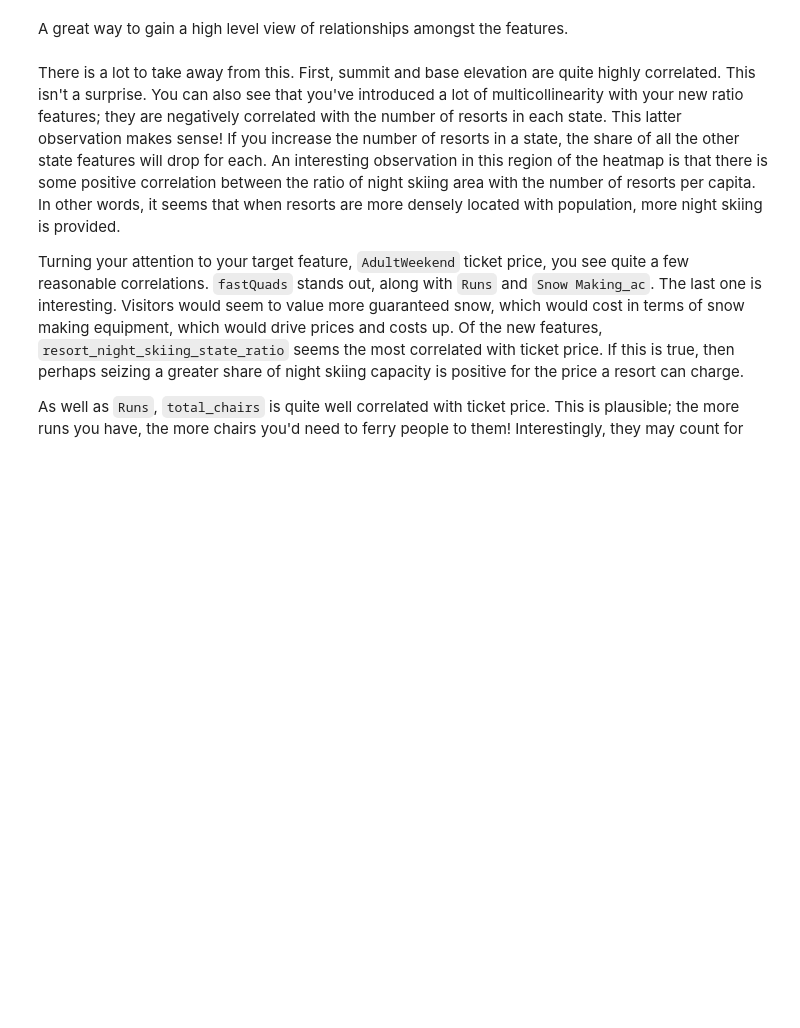
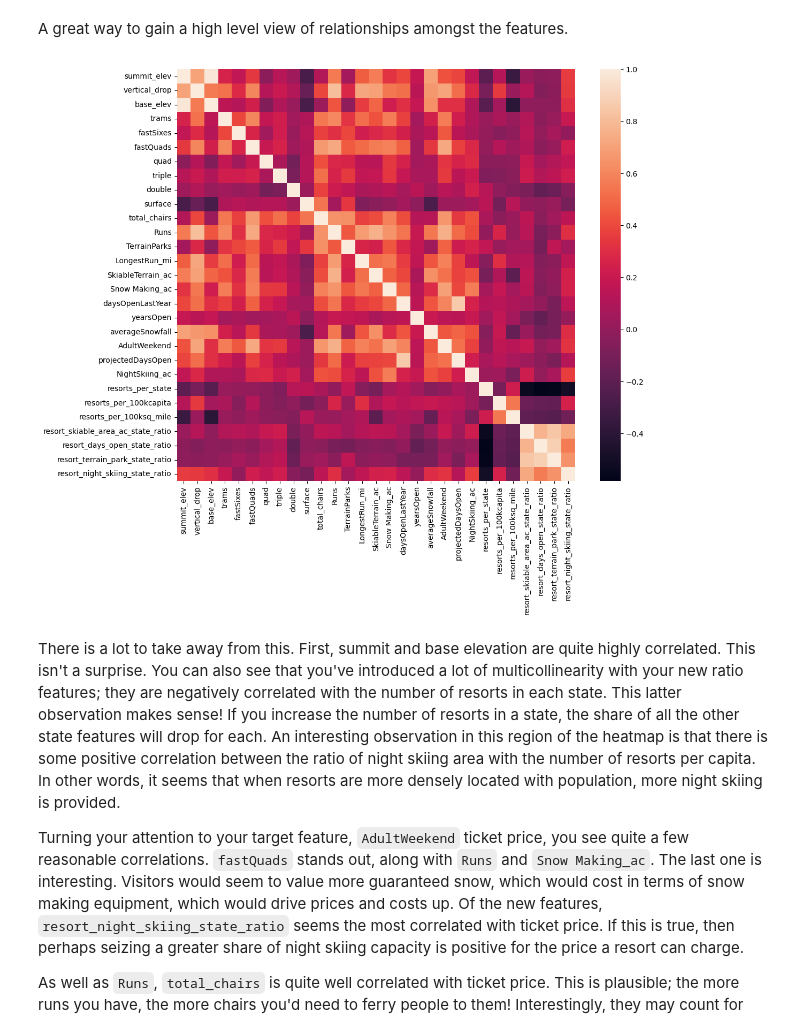
Before and after one commit to tslaFDs/Springboard, a Jupyter notebook: Guided Capstone Project/03_exploratory_data_analysis.ipynb, the cells around one changed output. Cells and saved outputs as stored; diff of their text form; code cells hidden in the pictures; blank space fills up the shorter version.

```diff
--- a/Guided Capstone Project/03_exploratory_data_analysis.ipynb
+++ b/Guided Capstone Project/03_exploratory_data_analysis.ipynb
@@ -786,9 +805,11 @@ A great way to gain a high level view of relationships amongst the features.
 # %%
 #Code task 12#
 #Show a seaborn heatmap of correlations in ski_data
 #Hint: call pandas' `corr()` method on `ski_data` and pass that into `sns.heatmap`
 plt.subplots(figsize=(12,10))
-sns.___(ski_data.___);
+sns.heatmap(ski_data.corr());
+# %% [output]
+[figure, added]
 # %% [markdown]
 There is a lot to take away from this. First, summit and base elevation are quite highly correlated. This isn't a surprise. You can also see that you've introduced a lot of multicollinearity with your new ratio features; they are negatively correlated with the number of resorts in each state. This latter observation makes sense! If you increase the number of resorts in a state, the share of all the other state features will drop for each. An interesting observation in this region of the heatmap is that there is some positive correlation between the ratio of night skiing area with the number of resorts per capita. In other words, it seems that when resorts are more densely located with population, more night skiing is provided.
 
```
Also changed, not shown: parts of 21 cells of this notebook.
